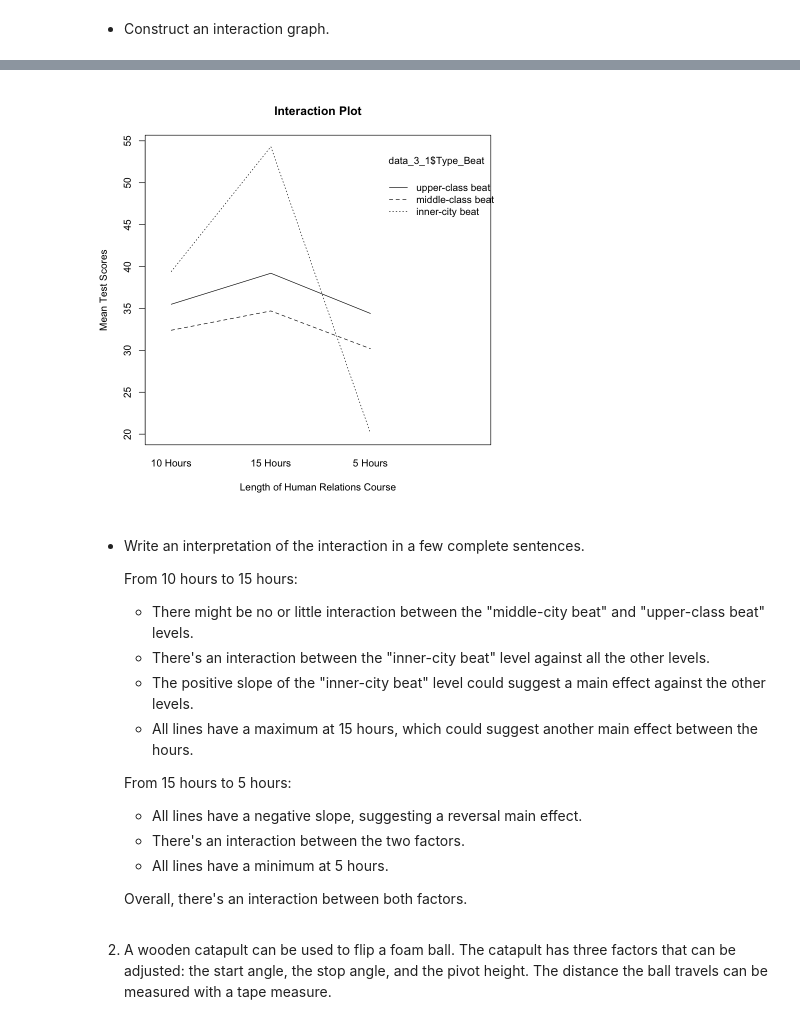
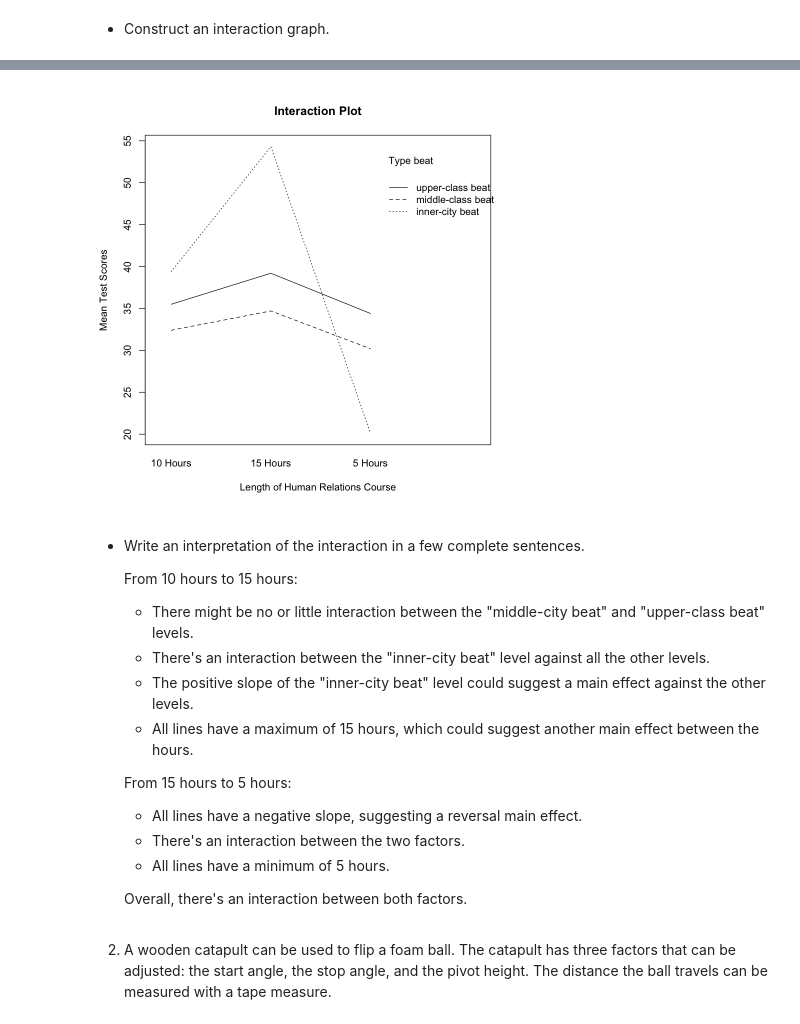
Before and after one commit to SandovalAguilar/estadistica, a Jupyter notebook: ejercicios_r/anova.ipynb, the cells around one changed output, grey strips where cells are left out. Drawn from its saved outputs; the diff is of its cells as text; code cells hidden in the pictures.

```diff
--- a/ejercicios_r/anova.ipynb
+++ b/ejercicios_r/anova.ipynb
@@ -21,12 +30,12 @@ data_3_1 <- read_csv("data_3_1.csv")
 # %%
 # Interaction plot
 interaction.plot(data_3_1$Length_of_Human_Relations_Course, data_3_1$Type_Beat, data_3_1$Mean_Test_Scores, # nolint: line_length_linter.
                  main = "Interaction Plot",
                  xlab = "Length of Human Relations Course",
                  ylab = "Mean Test Scores",
-                 legend = TRUE)
+                 trace.label = "Type beat")
 # %% [output]
-[figure, old version]
+[figure, new version]
 # %% [markdown]
 - Write an interpretation of the interaction in a few complete sentences.
 
@@ -35,13 +44,13 @@ interaction.plot(data_3_1$Length_of_Human_Relations_Course, data_3_1$Type_Beat,
     - There might be no or little interaction between the "middle-city beat" and "upper-class beat" levels.
     - There's an interaction between the "inner-city beat" level against all the other levels.
     - The positive slope of the "inner-city beat" level could suggest a main effect against the other levels.
-    - All lines have a maximum at 15 hours, which could suggest another main effect between the hours.
+    - All lines have a maximum of 15 hours, which could suggest another main effect between the hours.
 
     From 15 hours to 5 hours:
 
     - All lines have a negative slope, suggesting a reversal main effect.
     - There's an interaction between the two factors.
-    - All lines have a minimum at 5 hours.
+    - All lines have a minimum of 5 hours.
 
     Overall, there's an interaction between both factors.
 # %% [markdown]
```
Also changed, not shown: parts of 12 cells of this notebook.
